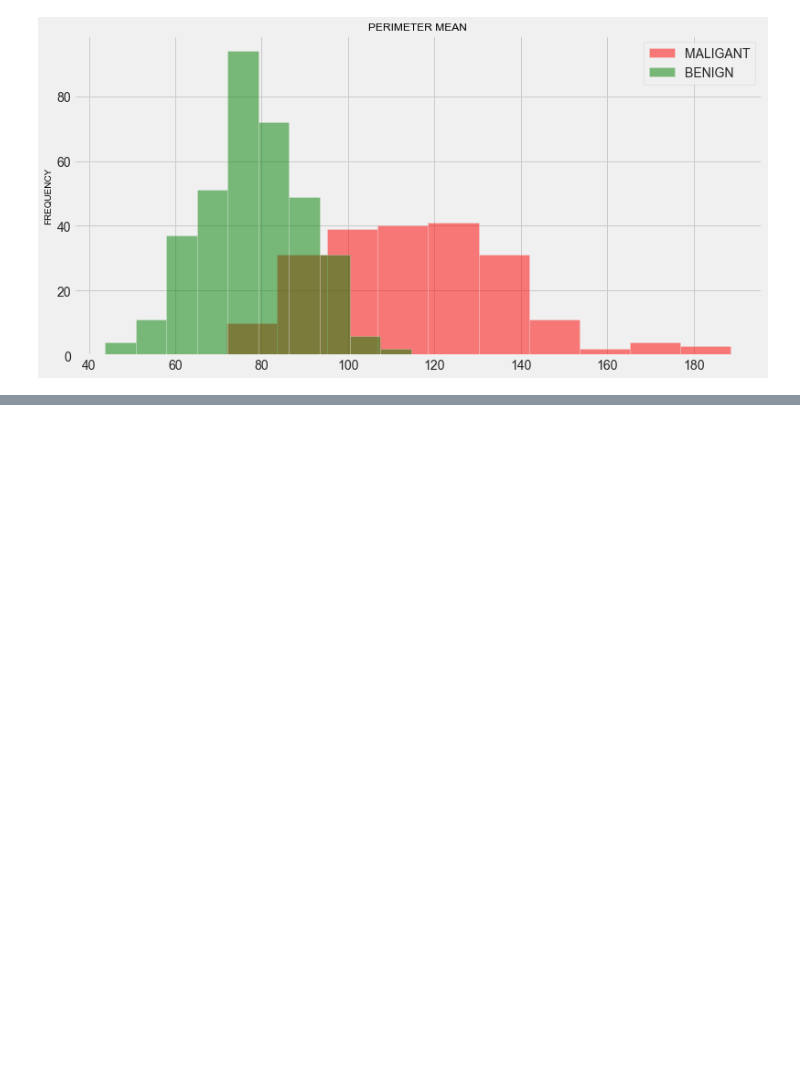
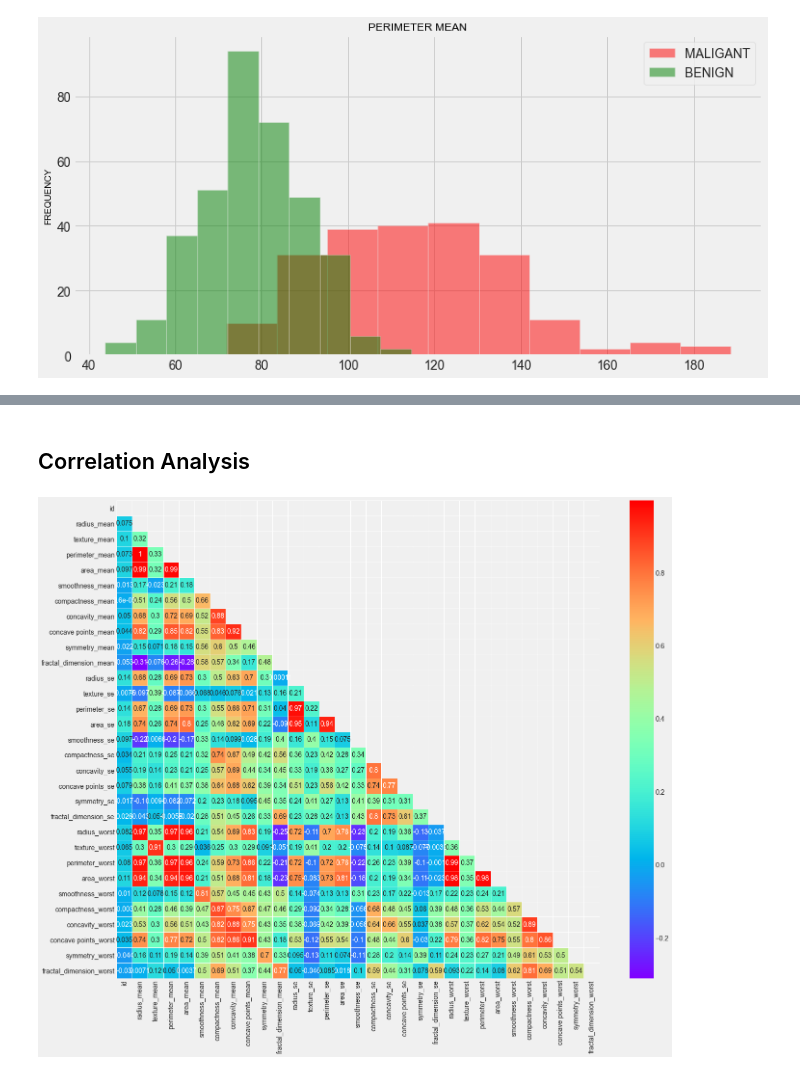
Before and after one commit to adbc602/IN3061_INM430_coursework_2021, a Jupyter notebook: Documents/coursework/Coursework.ipynb, the cells around one changed output, grey strips where cells are left out. Cells and saved outputs as stored; diff of their text form; code cells hidden in the pictures; blank space fills up the shorter version.

Commit message:
pltot. figure rainbow

```diff
--- a/Documents/coursework/Coursework.ipynb
+++ b/Documents/coursework/Coursework.ipynb
@@ -212,0 +215,2 @@ plt.show()
+# %% [markdown]
+## Correlation Analysis
@@ -212,0 +220,6 @@ plt.show()
+# %%
+plt.figure(figsize=(20, 17))
+matrix = np.triu(data.corr())
+sns.heatmap(data.corr(), annot=True, linewidth=.8, mask=matrix, cmap="rainbow");
+# %% [output]
+[figure, added]
```
Also changed, not shown: parts of 13 cells of this notebook.
